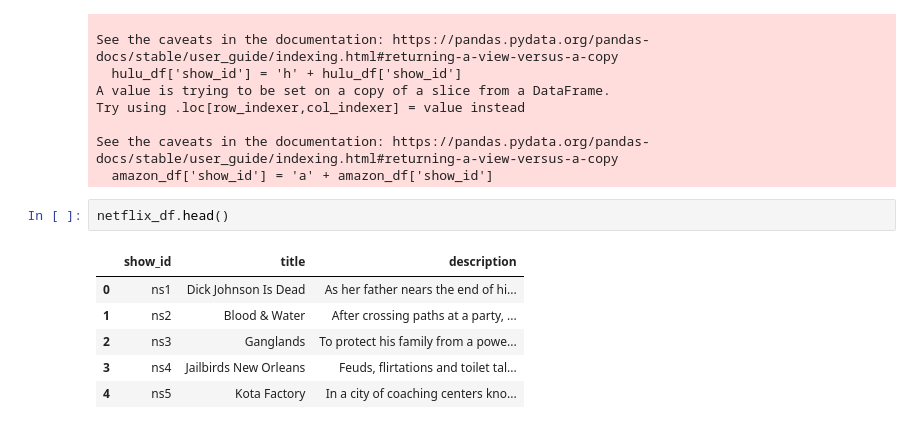
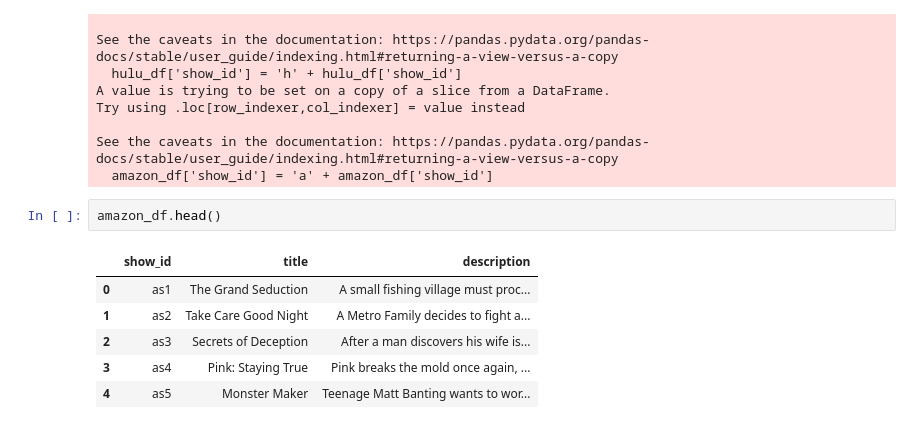
Before and after one commit to dseg27/Animeniacs, a Jupyter notebook: databases.ipynb, the cells around one changed output. Cells and saved outputs as stored; diff of their text form.

```diff
--- a/databases.ipynb
+++ b/databases.ipynb
@@ -101,11 +102,11 @@ Try using .loc[row_indexer,col_indexer] = value instead
 See the caveats in the documentation: https://pandas.pydata.org/pandas-docs/stable/user_guide/indexing.html#returning-a-view-versus-a-copy
   amazon_df['show_id'] = 'a' + amazon_df['show_id']
 # %%
-netflix_df.head()
+amazon_df.head()
 # %% [output]
 |  | show_id | title | description |
-| 0 | ns1 | Dick Johnson Is Dead | As her father nears the end of hi... |
-| 1 | ns2 | Blood & Water | After crossing paths at a party, ... |
-| 2 | ns3 | Ganglands | To protect his family from a powe... |
-| 3 | ns4 | Jailbirds New Orleans | Feuds, flirtations and toilet tal... |
-| 4 | ns5 | Kota Factory | In a city of coaching centers kno... |
+| 0 | as1 | The Grand Seduction | A small fishing village must proc... |
+| 1 | as2 | Take Care Good Night | A Metro Family decides to fight a... |
+| 2 | as3 | Secrets of Deception | After a man discovers his wife is... |
+| 3 | as4 | Pink: Staying True | Pink breaks the mold once again, ... |
+| 4 | as5 | Monster Maker | Teenage Matt Banting wants to wor... |
```
Also changed, not shown: parts of 11 cells of this notebook.
